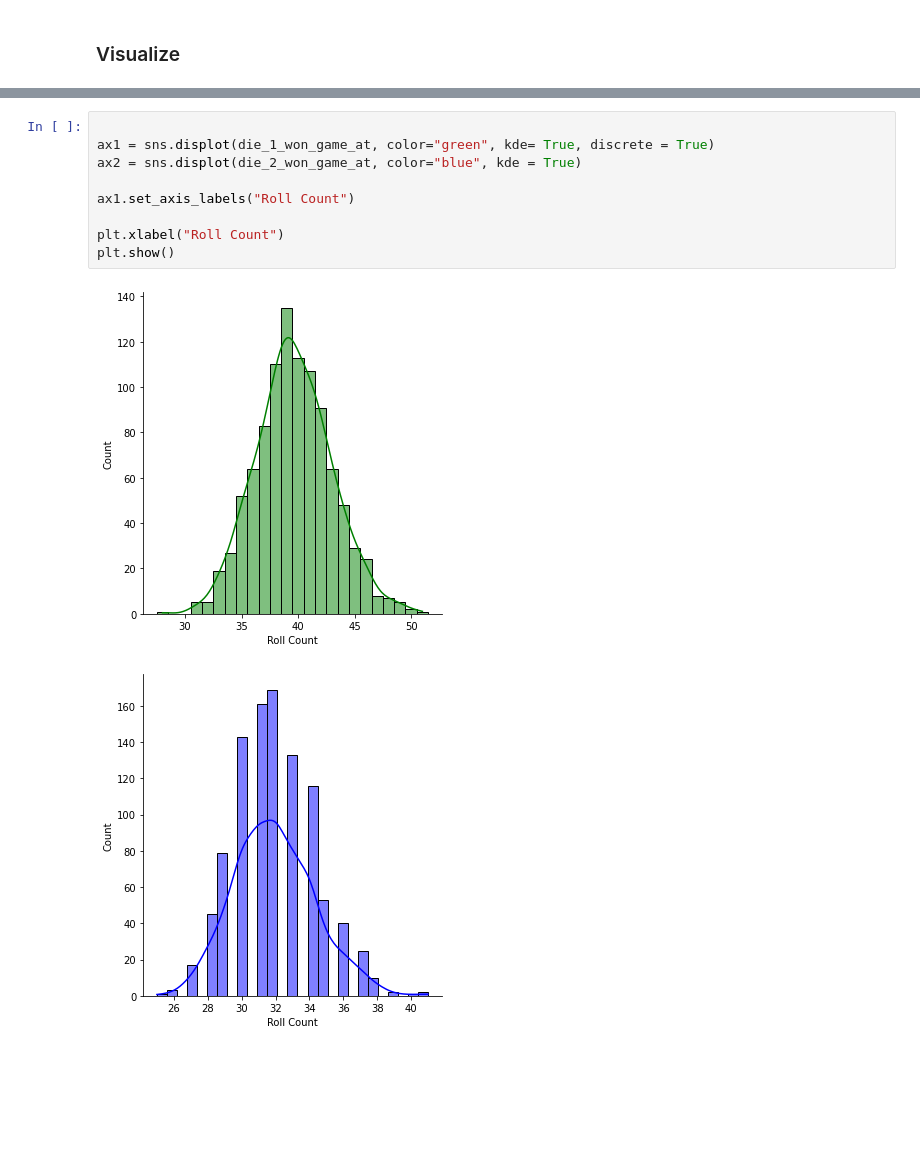
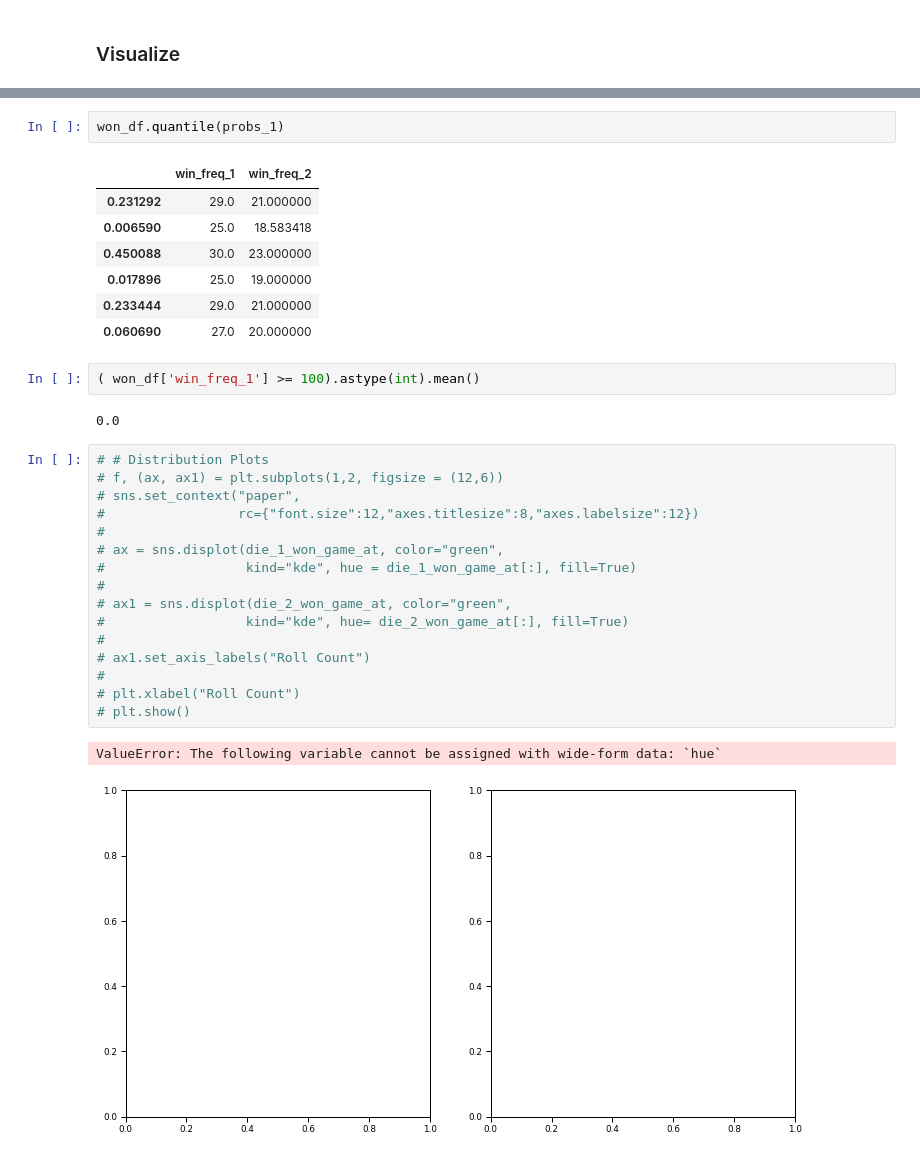
Before and after one commit to mgino11/Simulation_Modeling, a Jupyter notebook: Discussions/Ginorio_Modeling_101.ipynb, the cells around one changed output, grey strips where cells are left out. Saved outputs shown, nothing was run; the diff lists cells and outputs as text; blank space fills up the shorter version.

```diff
--- a/Discussions/Ginorio_Modeling_101.ipynb
+++ b/Discussions/Ginorio_Modeling_101.ipynb
@@ -76,12 +115,33 @@ Tie games 17
+# %%
+won_df.quantile(probs_1)
+# %% [output]
+|  | win_freq_1 | win_freq_2 |
+| 0.231292 | 29.0 | 21.000000 |
+| 0.006590 | 25.0 | 18.583418 |
+| 0.450088 | 30.0 | 23.000000 |
+| 0.017896 | 25.0 | 19.000000 |
+| 0.233444 | 29.0 | 21.000000 |
+| 0.060690 | 27.0 | 20.000000 |
+# %%
+( won_df['win_freq_1'] >= 100).astype(int).mean()
+# %% [output]
+0.0
 # %%
-
-ax1 = sns.displot(die_1_won_game_at, color="green", kde= True, discrete = True)
-ax2 = sns.displot(die_2_won_game_at, color="blue", kde = True)
-
-ax1.set_axis_labels("Roll Count")
-
-plt.xlabel("Roll Count")
-plt.show()
+# # Distribution Plots
+# f, (ax, ax1) = plt.subplots(1,2, figsize = (12,6))
+# sns.set_context("paper",
+#                 rc={"font.size":12,"axes.titlesize":8,"axes.labelsize":12})
+#
+# ax = sns.displot(die_1_won_game_at, color="green",
+#                  kind="kde", hue = die_1_won_game_at[:], fill=True)
+#
+# ax1 = sns.displot(die_2_won_game_at, color="green",
+#                  kind="kde", hue= die_2_won_game_at[:], fill=True)
+#
+# ax1.set_axis_labels("Roll Count")
+#
+# plt.xlabel("Roll Count")
+# plt.show()
 # %% [output]
+ValueError: The following variable cannot be assigned with wide-form data: `hue`
-[figure, old version]
+[figure, new version]
-[figure, removed]
```
Also changed, not shown: parts of 12 cells of this notebook.
